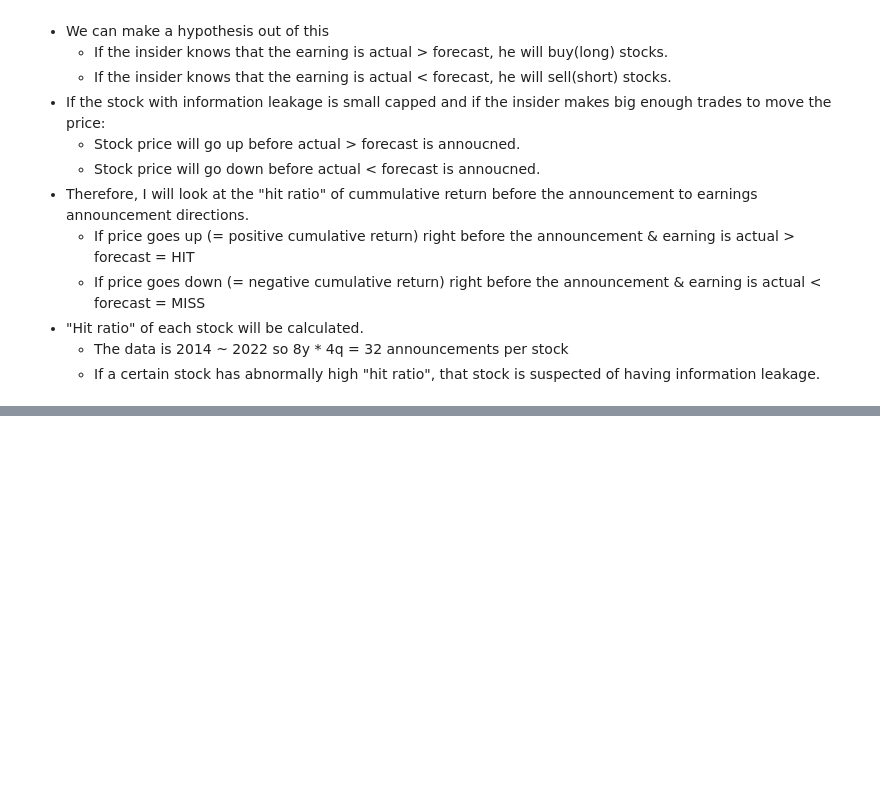
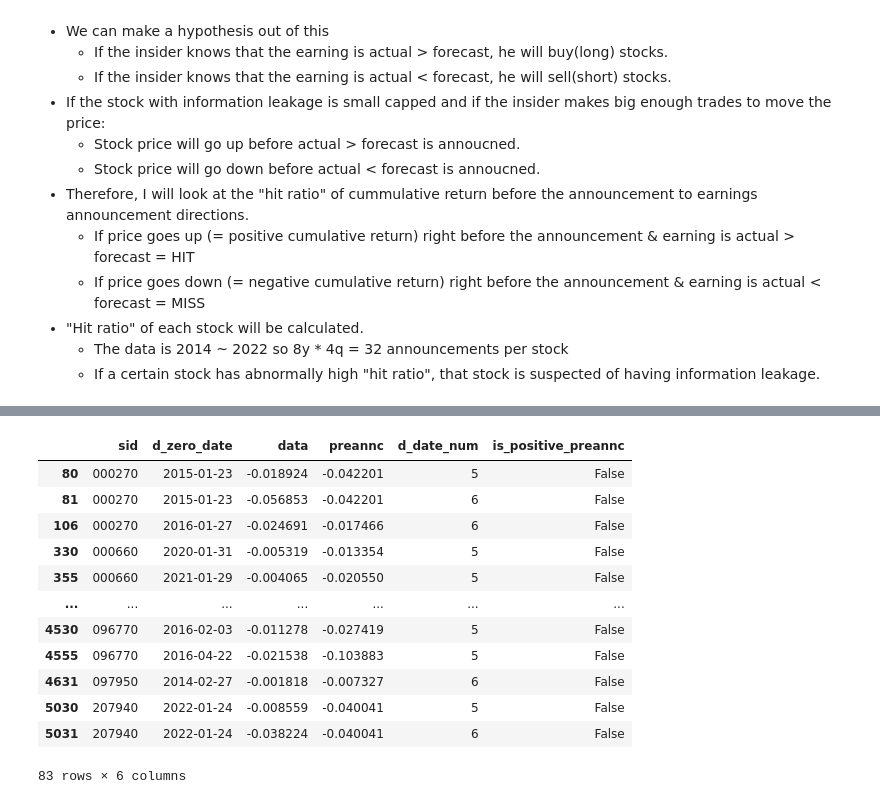
Before and after one commit to jaepil-choi/korquanttools, a Jupyter notebook: notebooks/eventstudy_PEAD.ipynb, the cells around one changed output, grey strips where cells are left out. Drawn from its saved outputs; the diff is of its cells as text; code cells hidden in the pictures; blank space fills up the shorter version.

```diff
--- a/notebooks/eventstudy_PEAD.ipynb
+++ b/notebooks/eventstudy_PEAD.ipynb
@@ -241,0 +364,21 @@ The intuition is as follow:
+# %%
+negative_bet = return_exploded_df[
+    (return_exploded_df['d_date_num'].isin([5, 6])) &
+    (return_exploded_df['data'] < 0) &
+    (return_exploded_df['is_positive_preannc'] == False)
+]
+negative_bet
+# %% [output]
+|  | sid | d_zero_date | data | preannc | d_date_num | is_positive_preannc |
+| 80 | 000270 | 2015-01-23 | -0.018924 | -0.042201 | 5 | False |
+| 81 | 000270 | 2015-01-23 | -0.056853 | -0.042201 | 6 | False |
+| 106 | 000270 | 2016-01-27 | -0.024691 | -0.017466 | 6 | False |
+| 330 | 000660 | 2020-01-31 | -0.005319 | -0.013354 | 5 | False |
+| 355 | 000660 | 2021-01-29 | -0.004065 | -0.020550 | 5 | False |
+| ... | ... | ... | ... | ... | ... | ... |
+| 4530 | 096770 | 2016-02-03 | -0.011278 | -0.027419 | 5 | False |
+| 4555 | 096770 | 2016-04-22 | -0.021538 | -0.103883 | 5 | False |
+| 4631 | 097950 | 2014-02-27 | -0.001818 | -0.007327 | 6 | False |
+| 5030 | 207940 | 2022-01-24 | -0.008559 | -0.040041 | 5 | False |
+| 5031 | 207940 | 2022-01-24 | -0.038224 | -0.040041 | 6 | False |
+83 rows × 6 columns
```
Also changed, not shown: parts of 19 cells of this notebook.
